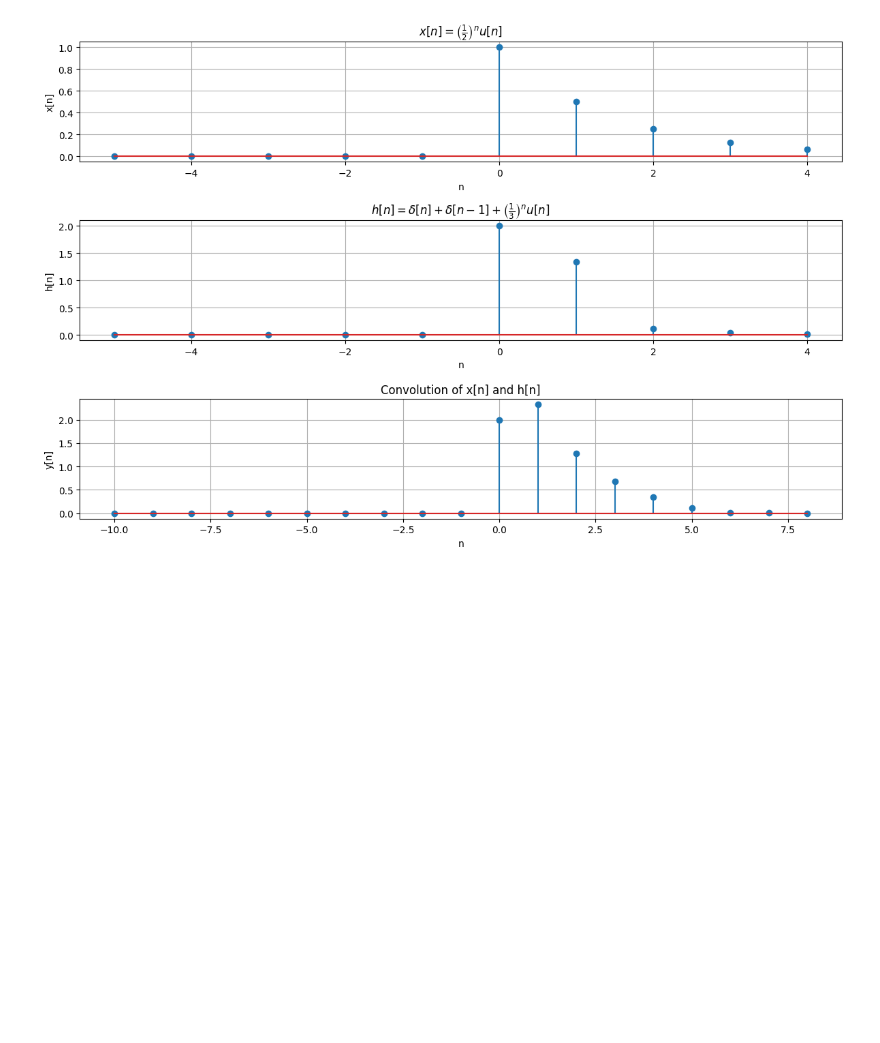
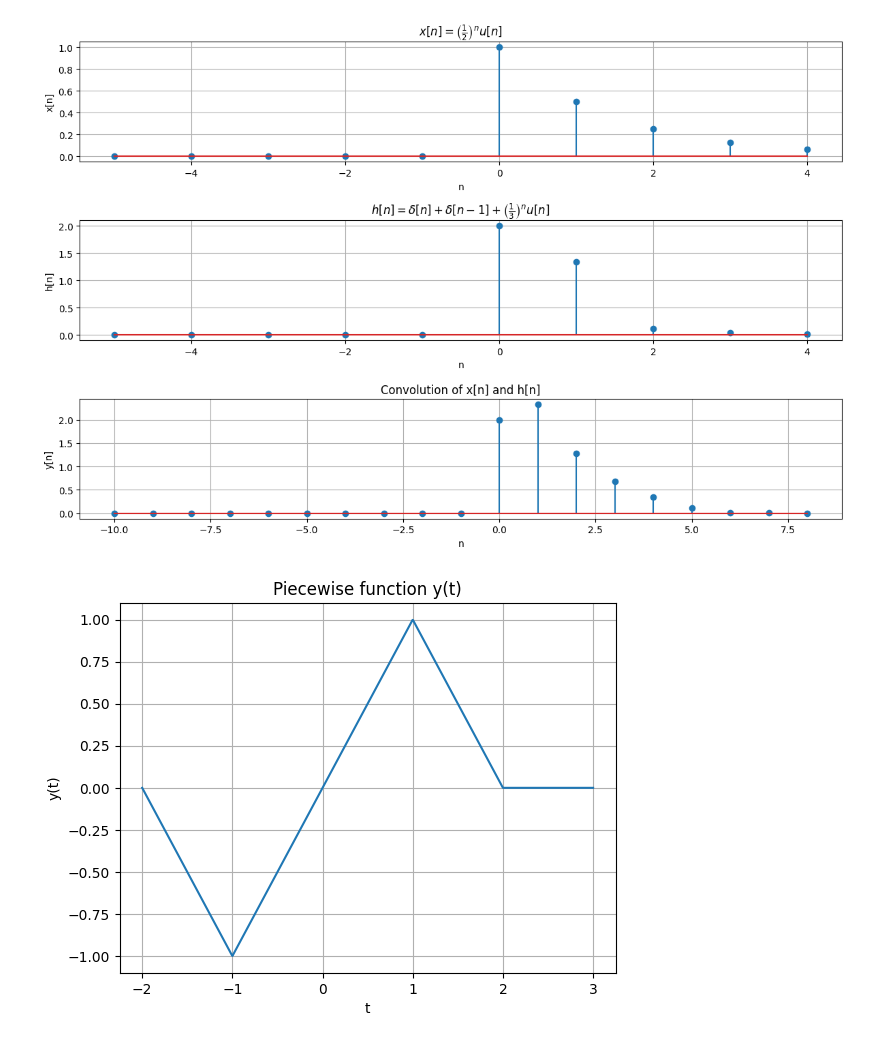
Before and after one commit to Itttikorn/CEDT, a Jupyter notebook: CEM2/Notebook.ipynb, the cells around one changed output. Cells and saved outputs as stored; diff of their text form; code cells hidden in the pictures; blank space fills up the shorter version.

```diff
--- a/CEM2/Notebook.ipynb
+++ b/CEM2/Notebook.ipynb
@@ -153,3 +153,25 @@ plt.tight_layout()
 plt.show()
 # %% [output]
 [figure]
+# %%
+import numpy as np
+import matplotlib.pyplot as plt
+
+# Define the piecewise function y(t) with the additional condition
+def y(t):
+    return np.where((t >= -2) & (t < -1), -2 - t,
+                    np.where((t >= -1) & (t < 1), t,
+                                np.where((t >= 1) & (t < 2), 2 - t, 0)))
+
+# Recalculate y_values with the updated function
+y_values = y(t)
+
+# Plot the updated y(t)
+plt.plot(t, y_values)
+plt.title('Piecewise function y(t)')
+plt.xlabel('t')
+plt.ylabel('y(t)')
+plt.grid(True)
+plt.show()
+# %% [output]
+[figure, added]
```
Also changed, not shown: 1 other file.
